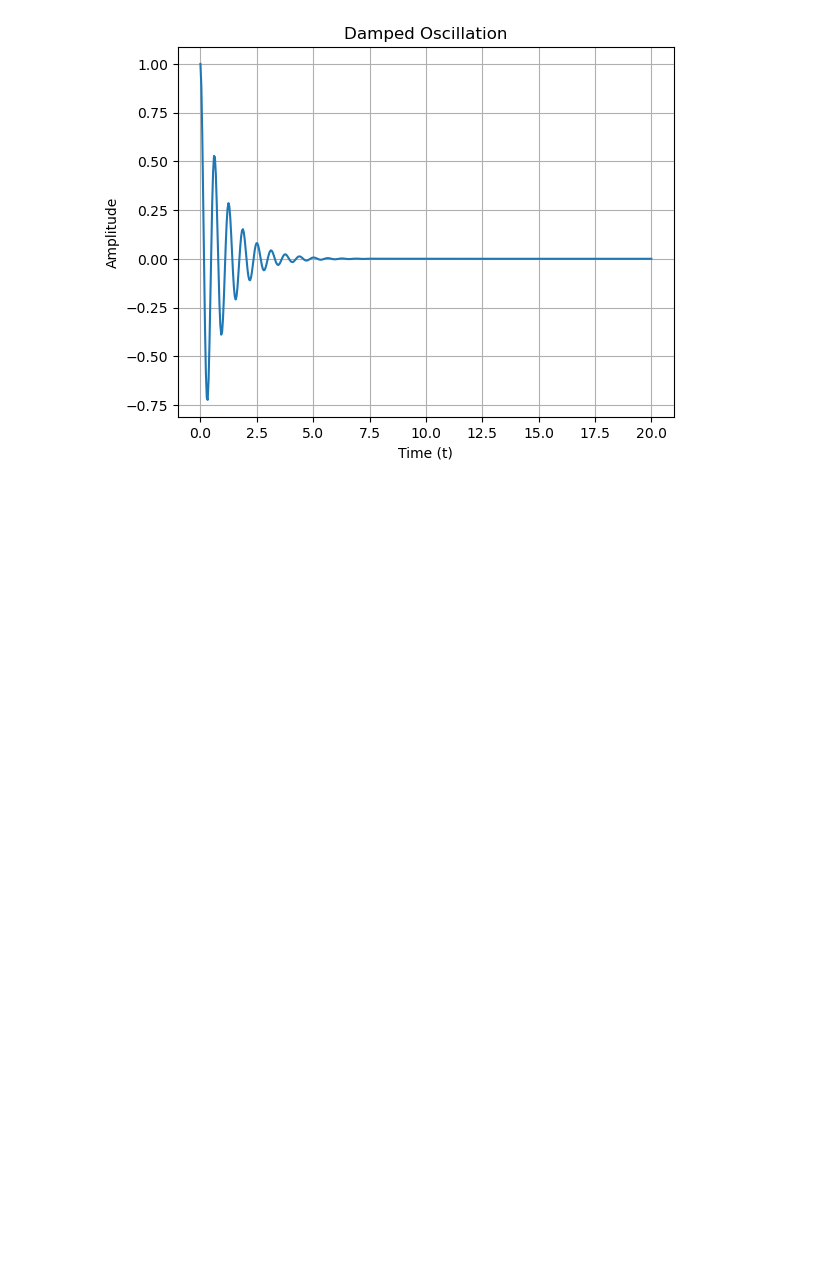
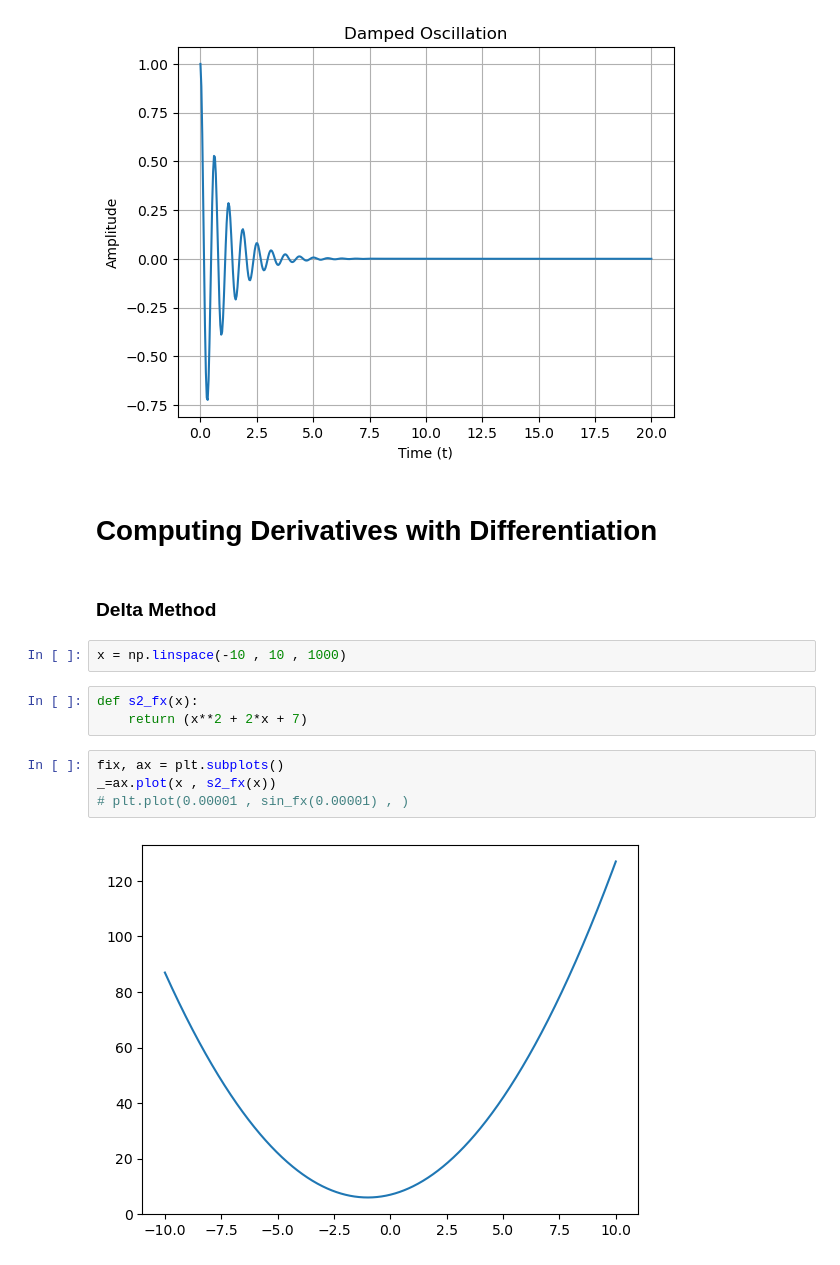
Before and after one commit to HamidBahrami23/ml, a Jupyter notebook: Foundations/03_Calculus_I/my_exercise.ipynb, the cells around one changed output. Drawn from its saved outputs; the diff is of its cells as text; blank space fills up the shorter version.

Commit message:
Computing Derivatives

```diff
--- a/Foundations/03_Calculus_I/my_exercise.ipynb
+++ b/Foundations/03_Calculus_I/my_exercise.ipynb
@@ -149,3 +149,18 @@ plt.grid(True)
 plt.show()
 # %% [output]
 [figure]
+# %% [markdown]
+# Computing Derivatives with Differentiation
+# %% [markdown]
+### Delta Method
+# %%
+x = np.linspace(-10 , 10 , 1000)
+# %%
+def s2_fx(x):
+    return (x**2 + 2*x + 7)
+# %%
+fix, ax = plt.subplots()
+_=ax.plot(x , s2_fx(x))
+# plt.plot(0.00001 , sin_fx(0.00001) , )
+# %% [output]
+[figure, added]
```
Also changed, not shown: parts of 3 cells of this notebook.
